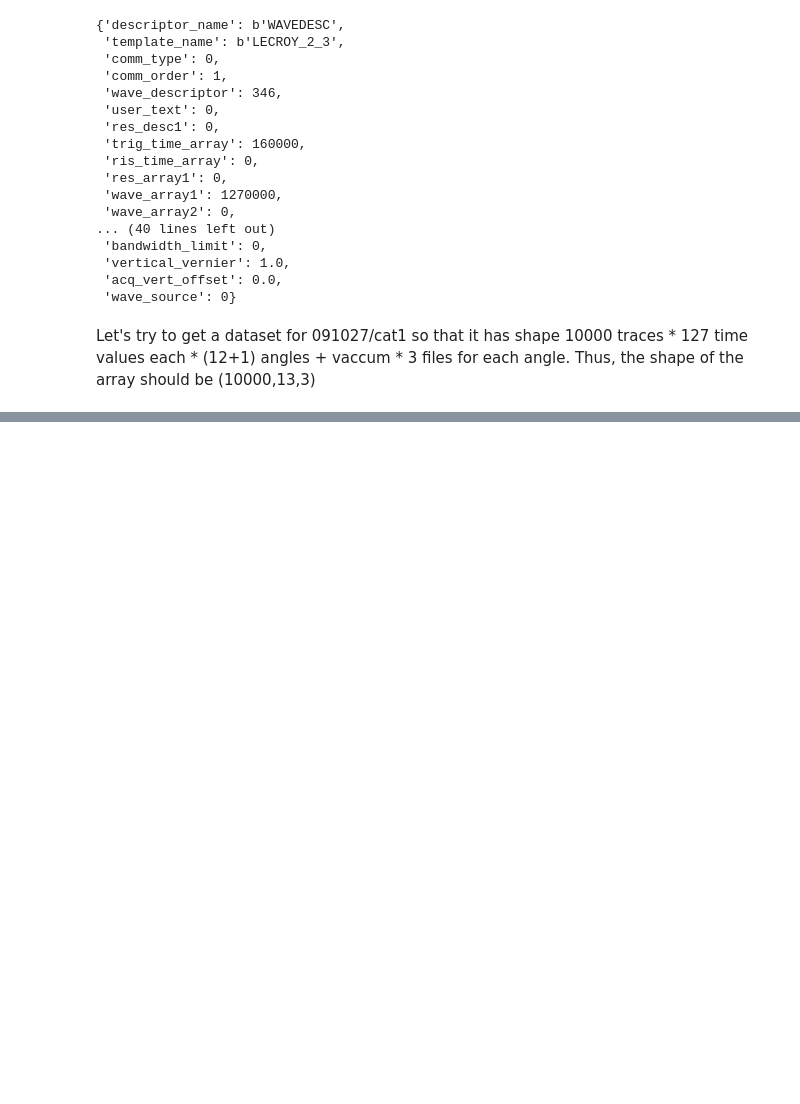
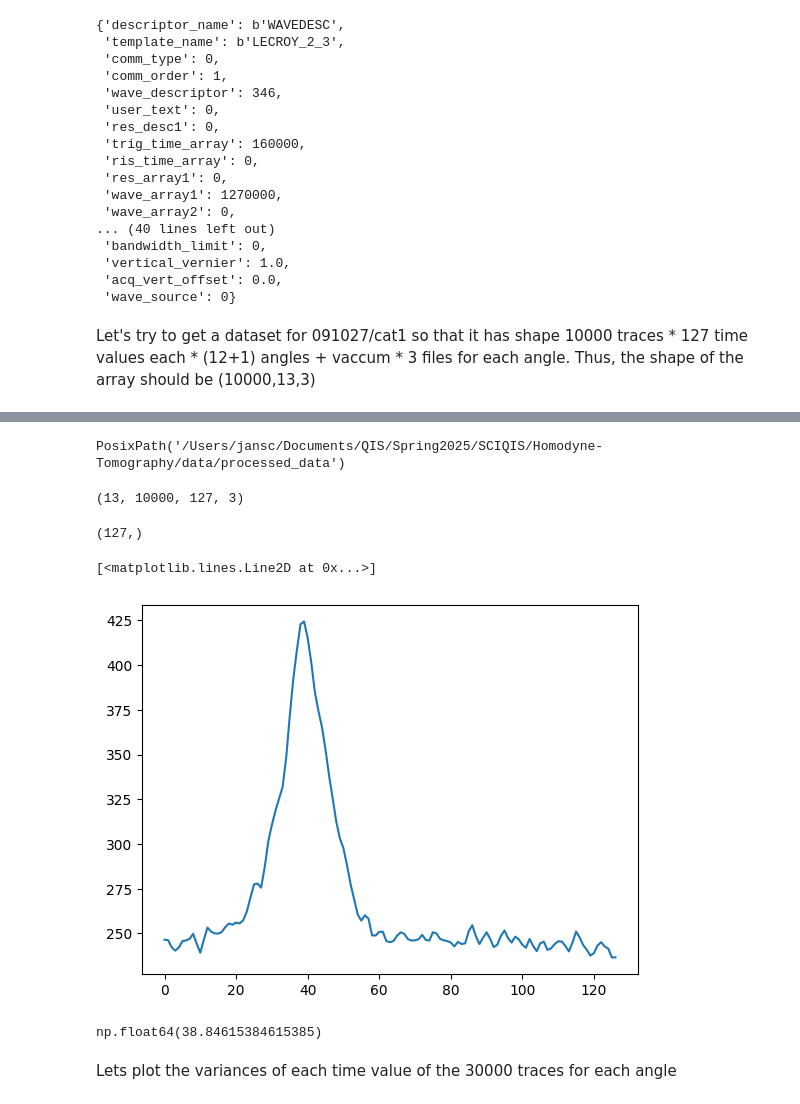
Before and after one commit to ThomasRavnborg/Homodyne-Tomography, a Jupyter notebook: code/preprocessing.ipynb, the cells around one changed output, grey strips where cells are left out. Saved outputs shown, nothing was run; the diff lists cells and outputs as text; code cells hidden in the pictures; blank space fills up the shorter version.

Commit message:
variance visualization v1

```diff
--- a/code/preprocessing.ipynb
+++ b/code/preprocessing.ipynb
@@ -85,17 +70,32 @@ for file in files[dates[0]]['cat1']:
 # %% [markdown]
 Let's try to get a dataset for 091027/cat1 so that it has shape 10000 traces * 127 time values each * (12+1) angles + vaccum * 3 files for each angle. Thus, the shape of the array should be (10000,13,3)
 # %%
-files_cat1 = files[dates[0]]['cat1']
+parent = Path.cwd().parent  # Get the parent directory (repo basline)
+data_folder = parent / 'data' / 'data-tora'  # Path of data folder
+dates = os.listdir(data_folder)  # List of dates in the data folder
+
+#files_cat1 = files[dates[0]]['cat1']
 angles = [str(i*15) for i in range(12)] + ['vac']
 
-#out_dir = parent / 'data' / 'processed_data'
+out_dir = parent / 'data' / 'processed_data'
 
-for theta in angles:
-    files_theta = [f for f in files_cat1 if 'C1cat'+f"{theta:03}" in f.name]
-    data_theta = np.empty((10000, 127, 3))  # Initialize array for data
-    for i,f in enumerate(files_theta):
-        meta, times, data_theta[:,:,i] = lecroy.read(f, scale=False)
+for date in dates:
+    state_dirs = [d.name for d in natsorted((data_folder / date).iterdir()) if d.is_dir() and \
+                  ('cat' in d.name or 'tora' in d.name)]
 
-    data_collapsed = data_theta.mean(axis=2)  # Collapse the data by averaging over same angle
-    data_collapsed = data_collapsed.mean(axis=1)  # Collapse the data by averaging over all 127 time values
-    print(f"Data shape for angle {theta}: {data_collapsed.shape}")
+    for state in state_dirs:
+        state_path = data_folder / date / state
+        data_state = np.empty((13, 10000, 127, 3))  # angles, traces, time values, files per angle
+        for i,theta in enumerate(angles):
+            files_theta = [f for f in state_path.iterdir() if 'C1cat'+f"{theta:03}" in f.name]
+            data_theta = np.empty((10000, 127, 3))  # Initialize array for data
+            for j,f in enumerate(files_theta):
+                meta, times, data_theta[:,:,j] = lecroy.read(f, scale=False)
+
+            data_state[i,:,:,:] = data_theta  # Store the data in the data_state array
+
+        # create output directory if it doesn't exist
+        out_dir_date = out_dir / date
+        out_dir_date.mkdir(parents=True, exist_ok=True)
+        # save the data for the current state
+        np.save(out_dir / date / f'{state}.npy', data_state)
@@ -115,0 +122,22 @@ Data shape for angle vac: (10000,)
+# %%
+out_dir
+# %% [output]
+PosixPath('/Users/jansc/Documents/QIS/Spring2025/SCIQIS/Homodyne-Tomography/data/processed_data')
+# %%
+data_path = out_dir / '091027' / 'cat1.npy'
+cat1 = np.load(data_path)
+cat1.shape
+# %% [output]
+(13, 10000, 127, 3)
+# %%
+import matplotlib.pyplot as plt
+
+trace = cat1[0,0,:,0]  # First angle, first trace, first time value
+trace.shape
+# %% [output]
+(127,)
+# %%
+plt.plot(cat1[-1,:,:,0].var(axis=0))
+# %% [output]
+[<matplotlib.lines.Line2D at 0x...>]
+[figure, added]
@@ -115,0 +148,6 @@ Data shape for angle vac: (10000,)
+# %%
+np.mean(avg)
+# %% [output]
+np.float64(38.84615384615385)
+# %% [markdown]
+Lets plot the variances of each time value of the 30000 traces for each angle
```
Also changed, not shown: parts of 5 cells of this notebook, 3 other files.
